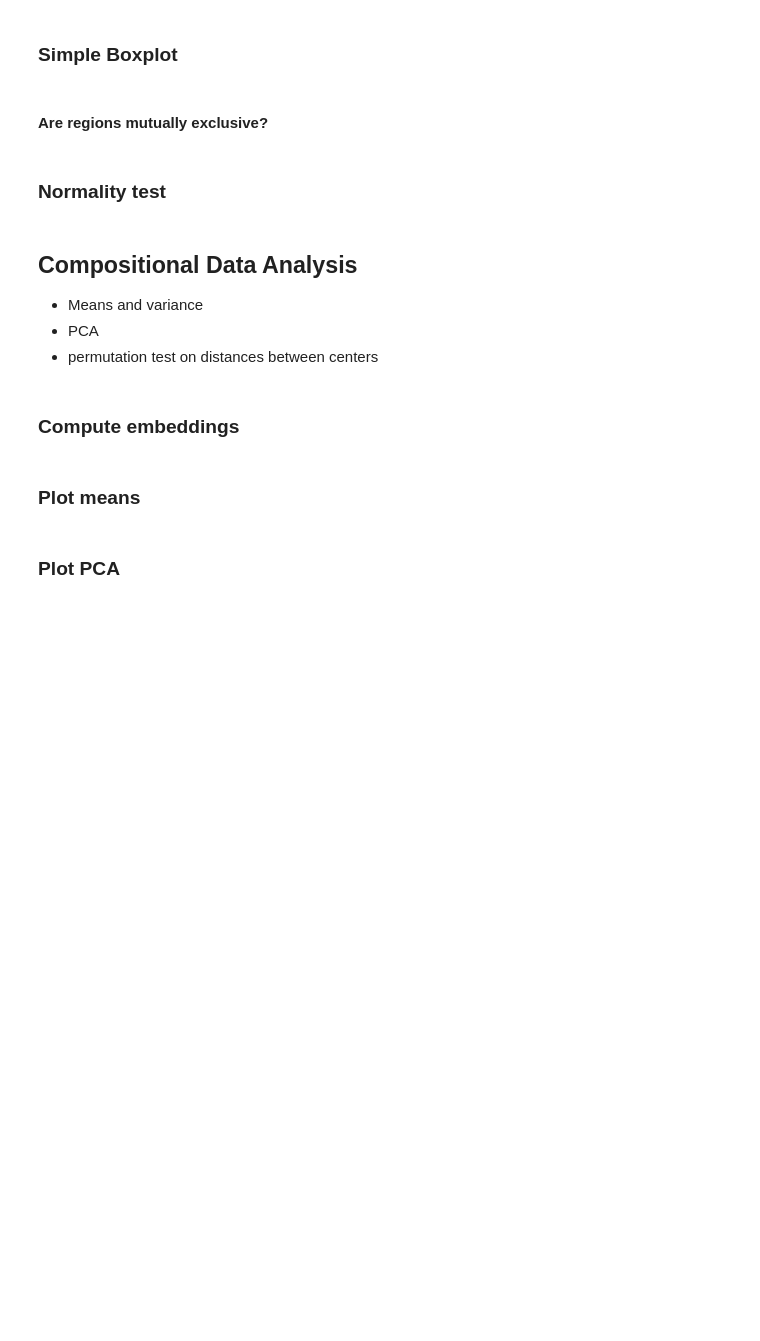
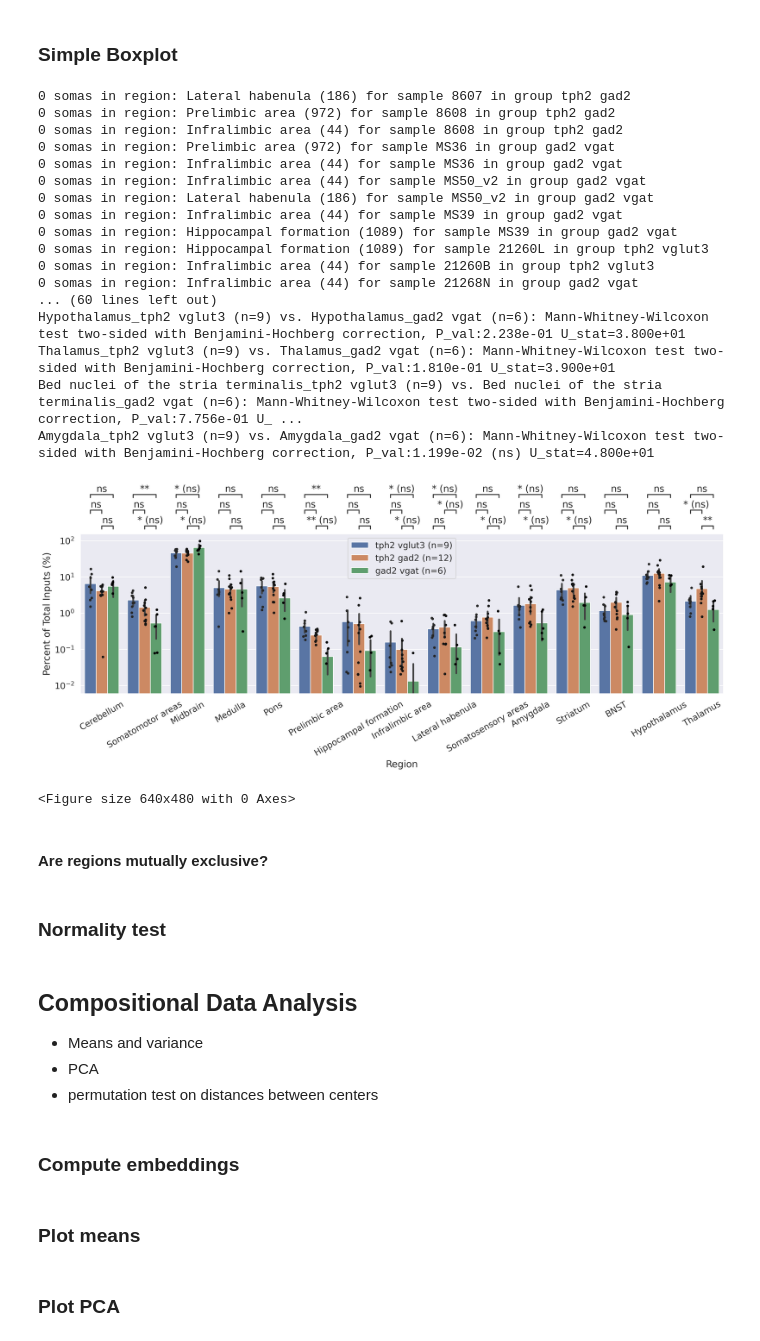
Before and after one commit to neurodata/brainlight, a Jupyter notebook: experiments/BrainLine/soma_analysis.ipynb, the cells around one changed output. Cells and saved outputs as stored; diff of their text form; code cells hidden in the pictures; blank space fills up the shorter version.

Commit message:
soma barplot

```diff
--- a/experiments/BrainLine/soma_analysis.ipynb
+++ b/experiments/BrainLine/soma_analysis.ipynb
@@ -833,22 +903,27 @@ diffs.sort(key=second, reverse=False)
 order = [e[0] for e in diffs]
 
 sns.set(font_scale=1.2)
-fig, ax = plt.subplots(1, 1, figsize=(9, 8.6), dpi=300)
+fig, ax = plt.subplots(1, 1, figsize=(15, 7), dpi=300)
 fig_args = {
-    "x": dep_var,
-    "y": "Region",
+    "x": "Region",
+    "y": dep_var,
     "hue": "Subtype",
     "data": df,
     "dodge": True,
     "order": order,
 }
-bplot = sns.stripplot(ax=ax, legend=False, **fig_args)
-fig_args["boxprops"] = {"facecolor": "none"}
-bplot = sns.boxplot(ax=ax, **fig_args)
+bplot = sns.stripplot(ax=ax, color='black', size=4, **fig_args)
+#fig_args["boxprops"] = {"facecolor": "none"}
+#bplot = sns.boxplot(ax=ax, **fig_args)
+bplot = sns.barplot(ax=ax, **fig_args)
 
-bplot.set_xscale("log")
-xtick_labels = bplot.get_yticklabels()
-bplot.set_yticklabels(labels=xtick_labels, rotation=30)
+handles, labels = ax.get_legend_handles_labels()
+plt.legend(handles=handles[3:], labels=labels[3:])
+
+bplot.set_yscale("log")
+xtick_labels = bplot.get_xticklabels()
+xtick_labels[12].set_text("BNST")
+bplot.set_xticklabels(labels=xtick_labels, rotation=30)
 
 # annotator
 fig_args["x"] = "Region"
@@ -858,38 +933,59 @@ unq_subtypes = np.unique(subtypes)
 for region in regions + ["Amygdala"]:
     if region == "Amygdala":
         region_name = region
     else:
         region_name = sd.region_graph.nodes[region]["name"]
 
     for i, subtype1 in enumerate(unq_subtypes):
         for subtype2 in unq_subtypes[i + 1 :]:
             pairs.append(((region_name, subtype1), (region_name, subtype2)))
 annot = Annotator(ax, pairs, **fig_args)
 annot.configure(
-    test=test, text_format="star", loc="outside", comparisons_correction="BH"
+    test=test, text_format="star", loc="outside", comparisons_correction="BH",
 )
-fig_args["y"] = "Region"
-fig_args["x"] = dep_var
-annot.new_plot(bplot, orient="h", plot="boxplot", **fig_args)
+fig_args["y"] = dep_var
+fig_args["x"] = "Region"
+annot.new_plot(bplot, orient="v", plot="barplot", **fig_args)
 annot.apply_and_annotate()
 
 
 # markers = ["o", "v", "^", "<", ">", "s", "p", "*", "+", "x", "D", "h", "H", "o", "o", "o", "o", "o", "o"]
 # jitters = {"tph2 vglut3": -0.26, "tph2 gad2": 0, "gad2 vgat": 0.26}
 # id2marker = {id: markers[idx] for idx, id in enumerate(brain_ids)}
 # for idx, line in df.iterrows():
 #     st = line["Subtype"].split("(")[0][:-1]
 
 #     x = line["Percent of Total Inputs (%)"]
 #     y = order.index(line["Region"]) + jitters[st]
 #     c = colors[st]
 #     marker = id2marker[line["Brain ID"]]
 #     ax.scatter([x], [y], c=c, marker=marker)
 
 
 fig.tight_layout()
 plt.show()
-#plt.savefig('/home/user/brainlit/experiments/BrainLine/images/soma-mw.svg')
+plt.savefig('/home/user/misc_tommy/figures/soma_barplot/barplot.svg')
+#df.to_csv("/home/user/misc_tommy/figures/soma_barplot/data.csv")
+# %% [output]
+0 somas in region: Lateral habenula (186) for sample 8607 in group tph2 gad2
+0 somas in region: Prelimbic area (972) for sample 8608 in group tph2 gad2
+0 somas in region: Infralimbic area (44) for sample 8608 in group tph2 gad2
+0 somas in region: Prelimbic area (972) for sample MS36 in group gad2 vgat
+0 somas in region: Infralimbic area (44) for sample MS36 in group gad2 vgat
+0 somas in region: Infralimbic area (44) for sample MS50_v2 in group gad2 vgat
+0 somas in region: Lateral habenula (186) for sample MS50_v2 in group gad2 vgat
+0 somas in region: Infralimbic area (44) for sample MS39 in group gad2 vgat
+0 somas in region: Hippocampal formation (1089) for sample MS39 in group gad2 vgat
+0 somas in region: Hippocampal formation (1089) for sample 21260L in group tph2 vglut3
+0 somas in region: Infralimbic area (44) for sample 21260B in group tph2 vglut3
+0 somas in region: Infralimbic area (44) for sample 21268N in group gad2 vgat
+... (60 lines left out)
+Hypothalamus_tph2 vglut3 (n=9) vs. Hypothalamus_gad2 vgat (n=6): Mann-Whitney-Wilcoxon test two-sided with Benjamini-Hochberg correction, P_val:2.238e-01 U_stat=3.800e+01
+Thalamus_tph2 vglut3 (n=9) vs. Thalamus_gad2 vgat (n=6): Mann-Whitney-Wilcoxon test two-sided with Benjamini-Hochberg correction, P_val:1.810e-01 U_stat=3.900e+01
+Bed nuclei of the stria terminalis_tph2 vglut3 (n=9) vs. Bed nuclei of the stria terminalis_gad2 vgat (n=6): Mann-Whitney-Wilcoxon test two-sided with Benjamini-Hochberg correction, P_val:7.756e-01 U_ ...
+Amygdala_tph2 vglut3 (n=9) vs. Amygdala_gad2 vgat (n=6): Mann-Whitney-Wilcoxon test two-sided with Benjamini-Hochberg correction, P_val:1.199e-02 (ns) U_stat=4.800e+01
+[figure, added]
+<Figure size 640x480 with 0 Axes>
 # %% [markdown]
 #### Are regions mutually exclusive?
 # %%
```
Also changed, not shown: parts of 6 cells of this notebook.
